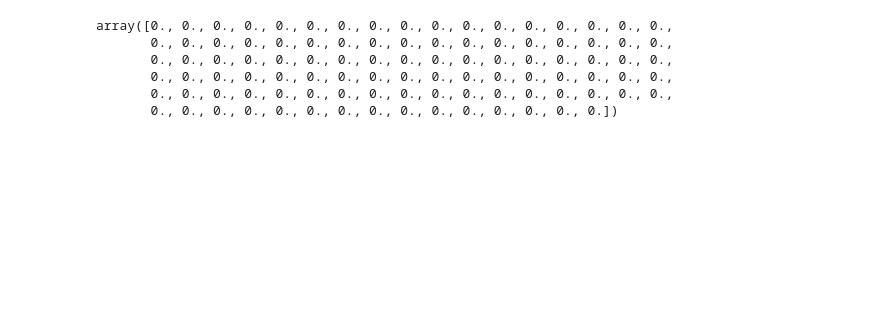
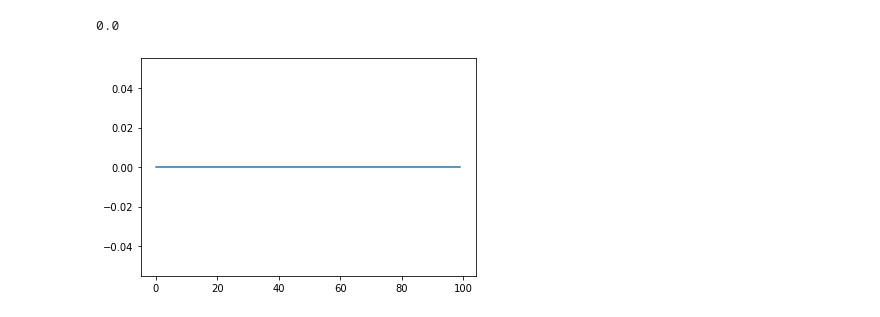
Before and after one commit to Mixxxxx358/NonlinearController, a Jupyter notebook: example.ipynb, the cells around one changed output. Saved outputs shown, nothing was run; the diff lists cells and outputs as text; code cells hidden in the pictures; blank space fills up the shorter version.

```diff
--- a/example.ipynb
+++ b/example.ipynb
@@ -103,9 +98,6 @@ plt.plot(vel_log_z[0,:])
 # %%
 plt.plot(log_z[0,:] - vel_log_z[0,:])
+np.linalg.norm(log_z[0,:] - vel_log_z[0,:])
 # %% [output]
-array([0., 0., 0., 0., 0., 0., 0., 0., 0., 0., 0., 0., 0., 0., 0., 0., 0.,
-       0., 0., 0., 0., 0., 0., 0., 0., 0., 0., 0., 0., 0., 0., 0., 0., 0.,
-       0., 0., 0., 0., 0., 0., 0., 0., 0., 0., 0., 0., 0., 0., 0., 0., 0.,
-       0., 0., 0., 0., 0., 0., 0., 0., 0., 0., 0., 0., 0., 0., 0., 0., 0.,
-       0., 0., 0., 0., 0., 0., 0., 0., 0., 0., 0., 0., 0., 0., 0., 0., 0.,
-       0., 0., 0., 0., 0., 0., 0., 0., 0., 0., 0., 0., 0., 0., 0.])
+0.0
+[figure, added]
```
Also changed, not shown: parts of 4 cells of this notebook.
